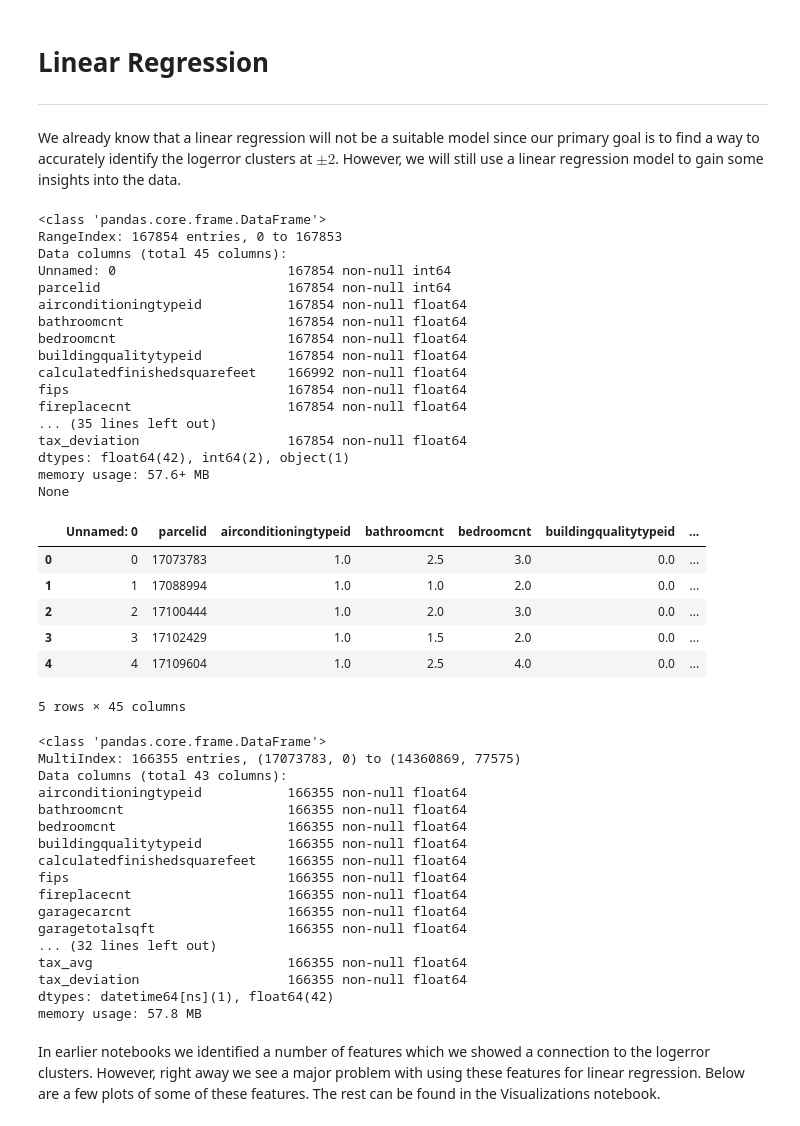
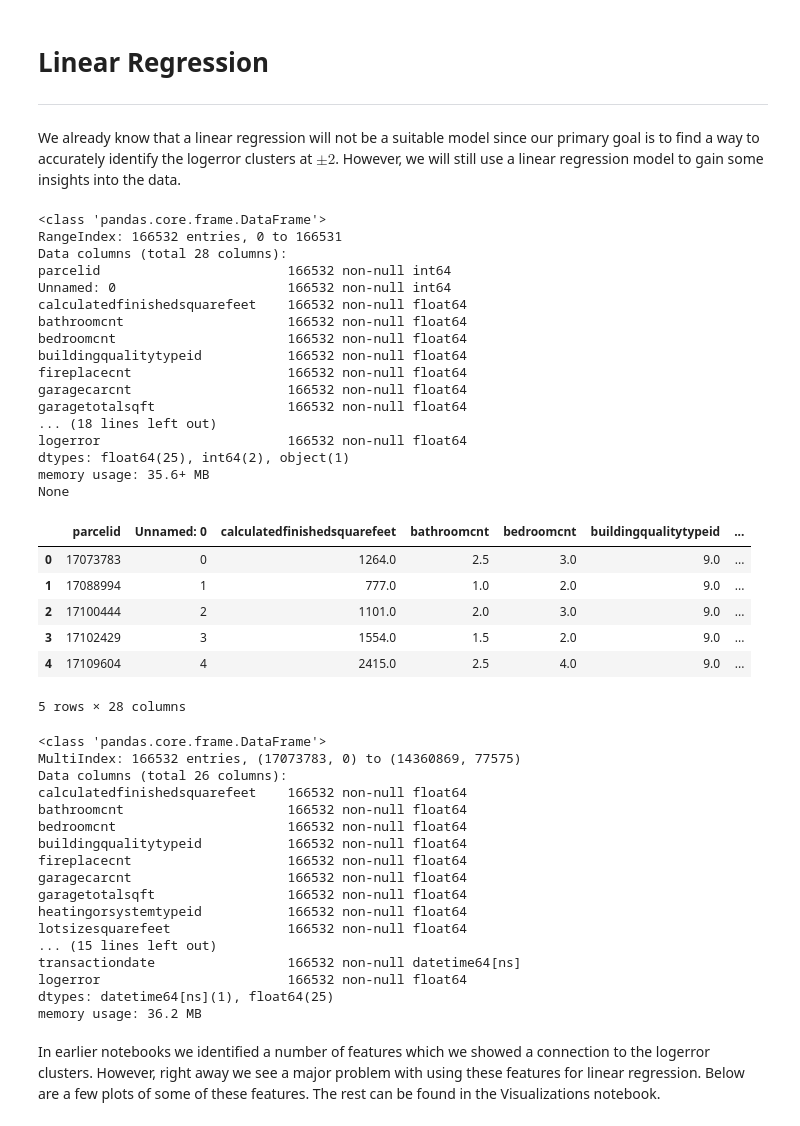
Before and after one commit to Eric-Ens/Capstone_project_1, a Jupyter notebook: Linear Regression.ipynb, the cells around one changed output. Saved outputs shown, nothing was run; the diff lists cells and outputs as text; code cells hidden in the pictures.

```diff
--- a/Linear Regression.ipynb
+++ b/Linear Regression.ipynb
@@ -30,34 +30,34 @@ from IPython.core.display import display, HTML
 # special IPython command to prepare the notebook for matplotlib and other libraries
 %matplotlib inline
 # %%
-Housing_data = pd.read_csv('cleaned_1.csv')
+Housing_data = pd.read_csv('for_reg.csv')
 print(Housing_data.info())
 Housing_data.head()
 # %% [output]
 <class 'pandas.core.frame.DataFrame'>
-RangeIndex: 167854 entries, 0 to 167853
-Data columns (total 45 columns):
-Unnamed: 0                      167854 non-null int64
-parcelid                        167854 non-null int64
-airconditioningtypeid           167854 non-null float64
-bathroomcnt                     167854 non-null float64
-bedroomcnt                      167854 non-null float64
-buildingqualitytypeid           167854 non-null float64
-calculatedfinishedsquarefeet    166992 non-null float64
-fips                            167854 non-null float64
-fireplacecnt                    167854 non-null float64
-... (35 lines left out)
-tax_deviation                   167854 non-null float64
-dtypes: float64(42), int64(2), object(1)
-memory usage: 57.6+ MB
+RangeIndex: 166532 entries, 0 to 166531
+Data columns (total 28 columns):
+parcelid                        166532 non-null int64
+Unnamed: 0                      166532 non-null int64
+calculatedfinishedsquarefeet    166532 non-null float64
+bathroomcnt                     166532 non-null float64
+bedroomcnt                      166532 non-null float64
+buildingqualitytypeid           166532 non-null float64
+fireplacecnt                    166532 non-null float64
+garagecarcnt                    166532 non-null float64
+garagetotalsqft                 166532 non-null float64
+... (18 lines left out)
+logerror                        166532 non-null float64
+dtypes: float64(25), int64(2), object(1)
+memory usage: 35.6+ MB
 None
-|  | Unnamed: 0 | parcelid | airconditioningtypeid | bathroomcnt | bedroomcnt | buildingqualitytypeid | ... |
-| 0 | 0 | 17073783 | 1.0 | 2.5 | 3.0 | 0.0 | ... |
-| 1 | 1 | 17088994 | 1.0 | 1.0 | 2.0 | 0.0 | ... |
-| 2 | 2 | 17100444 | 1.0 | 2.0 | 3.0 | 0.0 | ... |
-| 3 | 3 | 17102429 | 1.0 | 1.5 | 2.0 | 0.0 | ... |
-| 4 | 4 | 17109604 | 1.0 | 2.5 | 4.0 | 0.0 | ... |
+|  | parcelid | Unnamed: 0 | calculatedfinishedsquarefeet | bathroomcnt | bedroomcnt | buildingqualitytypeid | ... |
+| 0 | 17073783 | 0 | 1264.0 | 2.5 | 3.0 | 9.0 | ... |
+| 1 | 17088994 | 1 | 777.0 | 1.0 | 2.0 | 9.0 | ... |
+| 2 | 17100444 | 2 | 1101.0 | 2.0 | 3.0 | 9.0 | ... |
+| 3 | 17102429 | 3 | 1554.0 | 1.5 | 2.0 | 9.0 | ... |
+| 4 | 17109604 | 4 | 2415.0 | 2.5 | 4.0 | 9.0 | ... |
-5 rows × 45 columns
+5 rows × 28 columns
 # %%
 Housing_data = Housing_data.set_index(['parcelid','Unnamed: 0'])
 #del Housing_data['garagetotalsqft'] # this has a very large amount of missing data, so will be excluded for now
@@ -75,21 +75,21 @@ House_df = Housing_data.dropna()
 House_df.info()
 # %% [output]
 <class 'pandas.core.frame.DataFrame'>
-MultiIndex: 166355 entries, (17073783, 0) to (14360869, 77575)
-Data columns (total 43 columns):
-airconditioningtypeid           166355 non-null float64
-bathroomcnt                     166355 non-null float64
-bedroomcnt                      166355 non-null float64
-buildingqualitytypeid           166355 non-null float64
-calculatedfinishedsquarefeet    166355 non-null float64
-fips                            166355 non-null float64
-fireplacecnt                    166355 non-null float64
-garagecarcnt                    166355 non-null float64
-garagetotalsqft                 166355 non-null float64
-... (32 lines left out)
-tax_avg                         166355 non-null float64
-tax_deviation                   166355 non-null float64
-dtypes: datetime64[ns](1), float64(42)
-memory usage: 57.8 MB
+MultiIndex: 166532 entries, (17073783, 0) to (14360869, 77575)
+Data columns (total 26 columns):
+calculatedfinishedsquarefeet    166532 non-null float64
+bathroomcnt                     166532 non-null float64
+bedroomcnt                      166532 non-null float64
+buildingqualitytypeid           166532 non-null float64
+fireplacecnt                    166532 non-null float64
+garagecarcnt                    166532 non-null float64
+garagetotalsqft                 166532 non-null float64
+heatingorsystemtypeid           166532 non-null float64
+lotsizesquarefeet               166532 non-null float64
+... (15 lines left out)
+transactiondate                 166532 non-null datetime64[ns]
+logerror                        166532 non-null float64
+dtypes: datetime64[ns](1), float64(25)
+memory usage: 36.2 MB
 # %% [markdown]
 In earlier notebooks we identified a number of features which we showed a connection to the logerror clusters. However, right away we see a major problem with using these features for linear regression. Below are a few plots of some of these features. The rest can be found in the Visualizations notebook.
```
Also changed, not shown: parts of 6 cells of this notebook, 3 other files.
